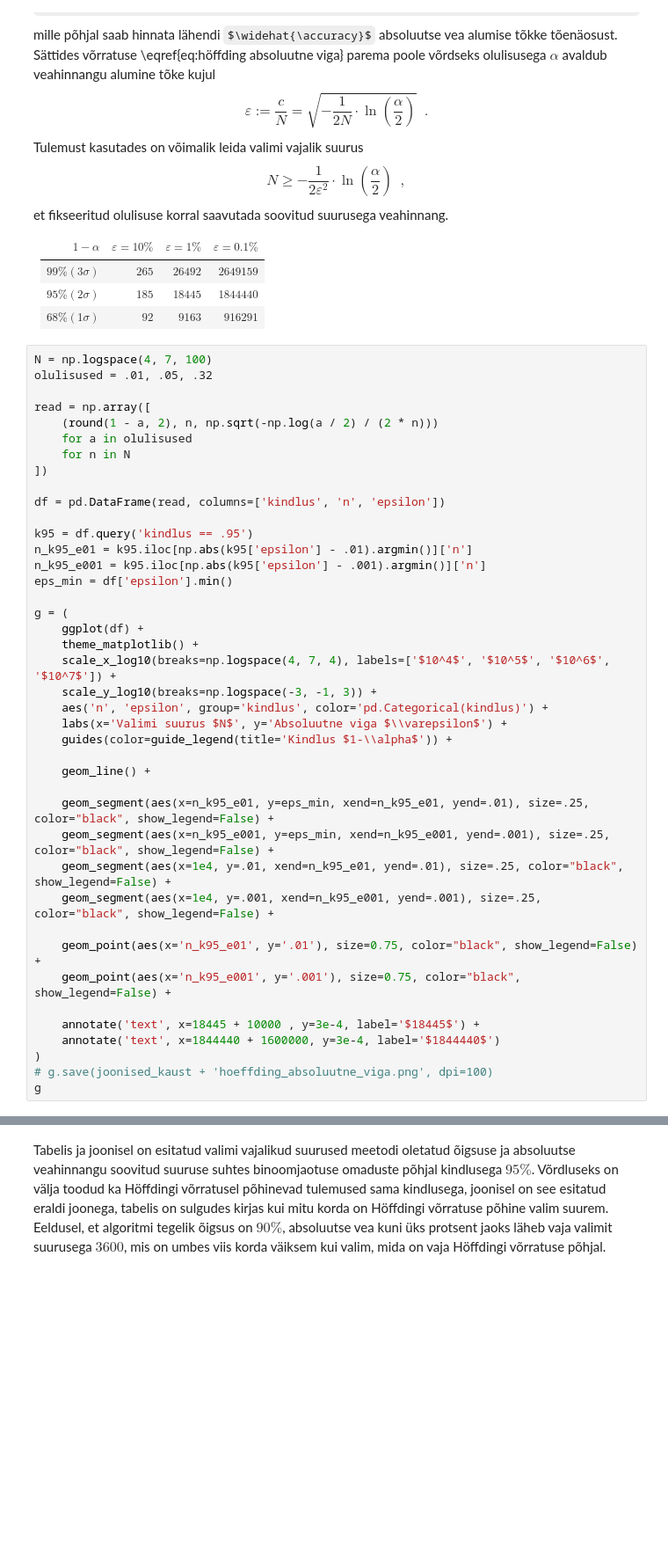
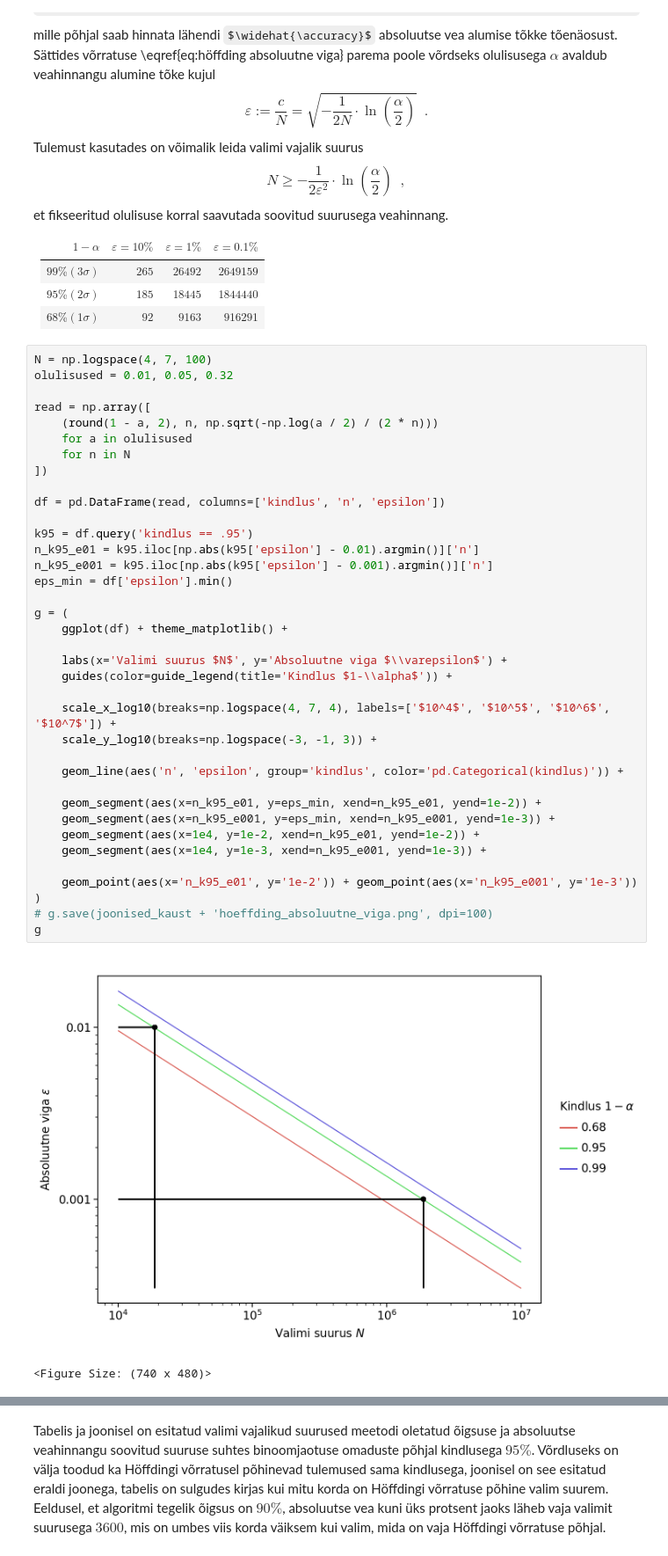
Before and after one commit to mart-mihkel/mudelite_hindamine, a Jupyter notebook: oigsuse_lahendi_absoluutne_viga.ipynb, the cells around one changed output, grey strips where cells are left out. Shown at 88% size. Drawn from its saved outputs; the diff is of its cells as text; some formulas as TeX source; blank space fills up the shorter version.

```diff
--- a/oigsuse_lahendi_absoluutne_viga.ipynb
+++ b/oigsuse_lahendi_absoluutne_viga.ipynb
@@ -52,45 +54,44 @@ et fikseeritud olulisuse korral saavutada soovitud suurusega veahinnang.
 | $68\% (1σ)$  | $92$                 | $9163$              | $916291$              |
 # %%
 N = np.logspace(4, 7, 100)
-olulisused = .01, .05, .32
+olulisused = 0.01, 0.05, 0.32
 
 read = np.array([
     (round(1 - a, 2), n, np.sqrt(-np.log(a / 2) / (2 * n)))
     for a in olulisused
     for n in N
 ])
 
 df = pd.DataFrame(read, columns=['kindlus', 'n', 'epsilon'])
 
 k95 = df.query('kindlus == .95')
-n_k95_e01 = k95.iloc[np.abs(k95['epsilon'] - .01).argmin()]['n']
-n_k95_e001 = k95.iloc[np.abs(k95['epsilon'] - .001).argmin()]['n']
+n_k95_e01 = k95.iloc[np.abs(k95['epsilon'] - 0.01).argmin()]['n']
+n_k95_e001 = k95.iloc[np.abs(k95['epsilon'] - 0.001).argmin()]['n']
 eps_min = df['epsilon'].min()
 
 g = (
-    ggplot(df) +
-    theme_matplotlib() +
-    scale_x_log10(breaks=np.logspace(4, 7, 4), labels=['$10^4$', '$10^5$', '$10^6$', '$10^7$']) +
-    scale_y_log10(breaks=np.logspace(-3, -1, 3)) +
-    aes('n', 'epsilon', group='kindlus', color='pd.Categorical(kindlus)') +
+    ggplot(df) + theme_matplotlib() +
+
     labs(x='Valimi suurus $N$', y='Absoluutne viga $\\varepsilon$') +
     guides(color=guide_legend(title='Kindlus $1-\\alpha$')) +
 
-    geom_line() +
+    scale_x_log10(breaks=np.logspace(4, 7, 4), labels=['$10^4$', '$10^5$', '$10^6$', '$10^7$']) +
+    scale_y_log10(breaks=np.logspace(-3, -1, 3)) +
 
-    geom_segment(aes(x=n_k95_e01, y=eps_min, xend=n_k95_e01, yend=.01), size=.25, color="black", show_legend=False) +
-    geom_segment(aes(x=n_k95_e001, y=eps_min, xend=n_k95_e001, yend=.001), size=.25, color="black", show_legend=False) +
-    geom_segment(aes(x=1e4, y=.01, xend=n_k95_e01, yend=.01), size=.25, color="black", show_legend=False) +
-    geom_segment(aes(x=1e4, y=.001, xend=n_k95_e001, yend=.001), size=.25, color="black", show_legend=False) +
+    geom_line(aes('n', 'epsilon', group='kindlus', color='pd.Categorical(kindlus)')) +
 
-    geom_point(aes(x='n_k95_e01', y='.01'), size=0.75, color="black", show_legend=False) +
-    geom_point(aes(x='n_k95_e001', y='.001'), size=0.75, color="black", show_legend=False) +
+    geom_segment(aes(x=n_k95_e01, y=eps_min, xend=n_k95_e01, yend=1e-2)) +
+    geom_segment(aes(x=n_k95_e001, y=eps_min, xend=n_k95_e001, yend=1e-3)) +
+    geom_segment(aes(x=1e4, y=1e-2, xend=n_k95_e01, yend=1e-2)) +
+    geom_segment(aes(x=1e4, y=1e-3, xend=n_k95_e001, yend=1e-3)) +
 
-    annotate('text', x=18445 + 10000 , y=3e-4, label='$18445$') +
-    annotate('text', x=1844440 + 1600000, y=3e-4, label='$1844440$')
+    geom_point(aes(x='n_k95_e01', y='1e-2')) + geom_point(aes(x='n_k95_e001', y='1e-3'))
 )
 # g.save(joonised_kaust + 'hoeffding_absoluutne_viga.png', dpi=100)
 g
+# %% [output]
+[figure, added]
+<Figure Size: (740 x 480)>
 # %% [markdown]
 Tabelis on välja toodud vajalik valimi suurus soovitud kindluse ja lähendi absoluutse vea suhtes Höffdingi võrratuse põhjal, kindluse puhul on sulgudes tähistatud, kui mitu normaaljaotuse standardhälvet $\sigma$ keskväärtuse ümbruses see katab. Näiteks kui on soov olla $95\%$ kindel, et valimi põhjal arvutatud õigsus $\widehat{\accuracy}$ erineb algoritmi tegelikust õigsusest kuni ühe protsendi võrra, peab õigsust hindama valimil suurusega vähemalt $18504$. Joonisel on sama mõttekäik esitatud graafiliselt.
 
```
Also changed, not shown: parts of 3 cells of this notebook, 1 other file.
